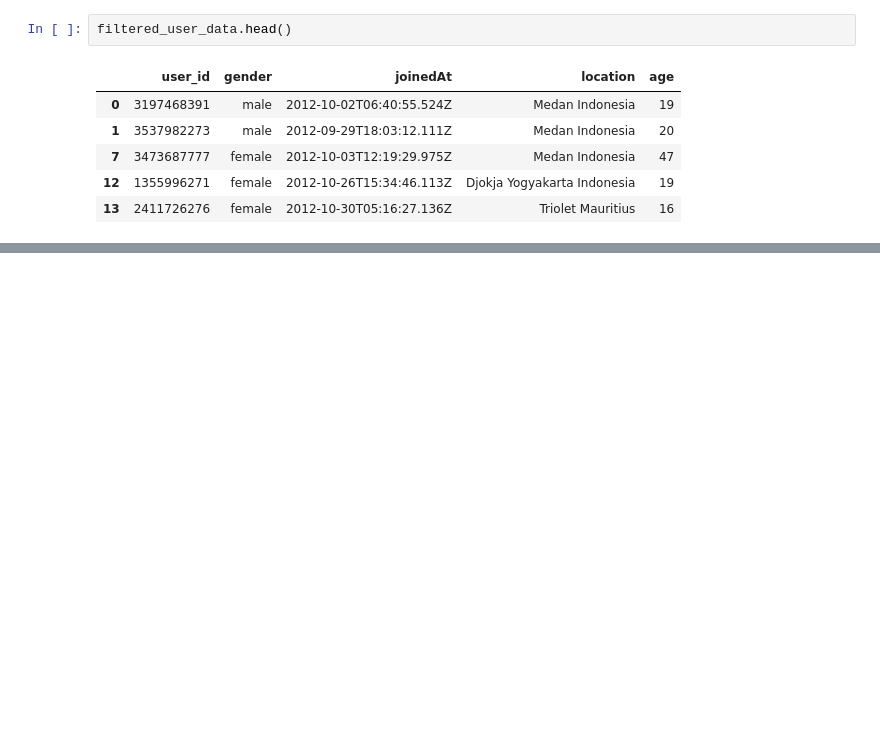
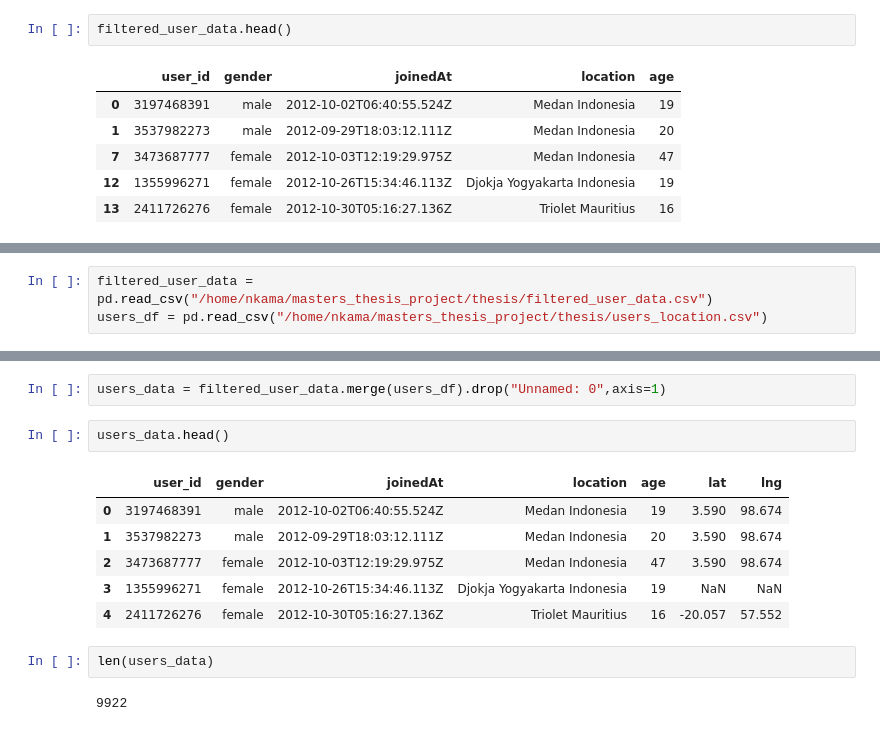
Before and after one commit to AbigailUchennaNkama/masters_thesis_project, a Jupyter notebook: thesis/user_data.ipynb, the cells around one changed output, grey strips where cells are left out. Drawn from its saved outputs; the diff is of its cells as text; blank space fills up the shorter version.

```diff
--- a/thesis/user_data.ipynb
+++ b/thesis/user_data.ipynb
@@ -153,0 +218,3 @@ filtered_user_data.head()
+# %%
+filtered_user_data = pd.read_csv("/home/nkama/masters_thesis_project/thesis/filtered_user_data.csv")
+users_df = pd.read_csv("/home/nkama/masters_thesis_project/thesis/users_location.csv")
@@ -153,0 +243,15 @@ filtered_user_data.head()
+# %%
+users_data = filtered_user_data.merge(users_df).drop("Unnamed: 0",axis=1)
+# %%
+users_data.head()
+# %% [output]
+|  | user_id | gender | joinedAt | location | age | lat | lng |
+| 0 | 3197468391 | male | 2012-10-02T06:40:55.524Z | Medan Indonesia | 19 | 3.590 | 98.674 |
+| 1 | 3537982273 | male | 2012-09-29T18:03:12.111Z | Medan Indonesia | 20 | 3.590 | 98.674 |
+| 2 | 3473687777 | female | 2012-10-03T12:19:29.975Z | Medan Indonesia | 47 | 3.590 | 98.674 |
+| 3 | 1355996271 | female | 2012-10-26T15:34:46.113Z | Djokja Yogyakarta Indonesia | 19 | NaN | NaN |
+| 4 | 2411726276 | female | 2012-10-30T05:16:27.136Z | Triolet Mauritius | 16 | -20.057 | 57.552 |
+# %%
+len(users_data)
+# %% [output]
+9922
```
Also changed, not shown: parts of 15 cells of this notebook, 7 other files.
